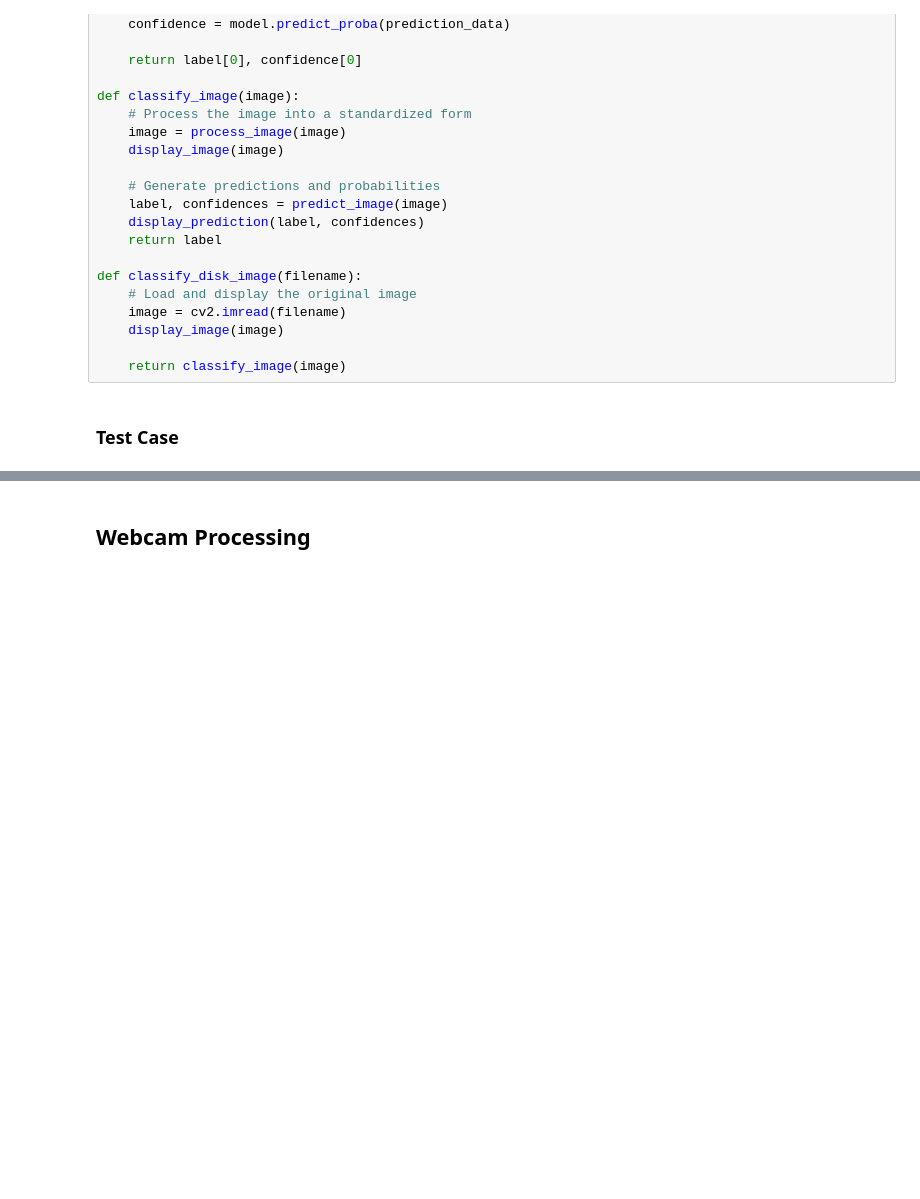
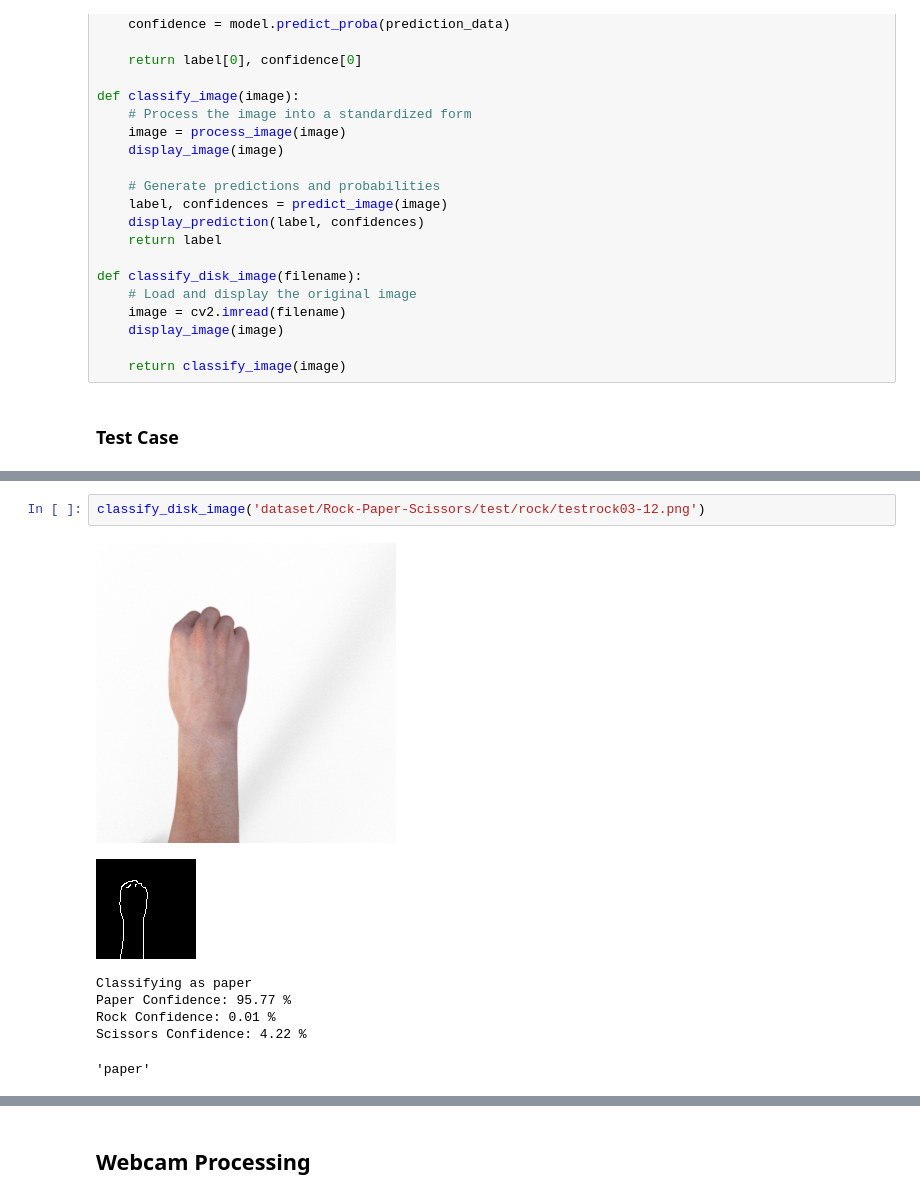
Before and after one commit to IntegerMan/PythonRockPaperScissors, a Jupyter notebook: FinalProject - Matt Eland.ipynb, the cells around one changed output, grey strips where cells are left out. Drawn from its saved outputs; the diff is of its cells as text; blank space fills up the shorter version.

```diff
--- a/FinalProject - Matt Eland.ipynb
+++ b/FinalProject - Matt Eland.ipynb
@@ -348,0 +347,10 @@ Classified test image as rock
+# %%
+classify_disk_image('dataset/Rock-Paper-Scissors/test/rock/testrock03-12.png')
+# %% [output]
+[figure, added]
+[figure, added]
+Classifying as paper
+Paper Confidence: 95.77 %
+Rock Confidence: 0.01 %
+Scissors Confidence: 4.22 %
+'paper'
```
Also changed, not shown: parts of 25 cells of this notebook, 1 other file.
